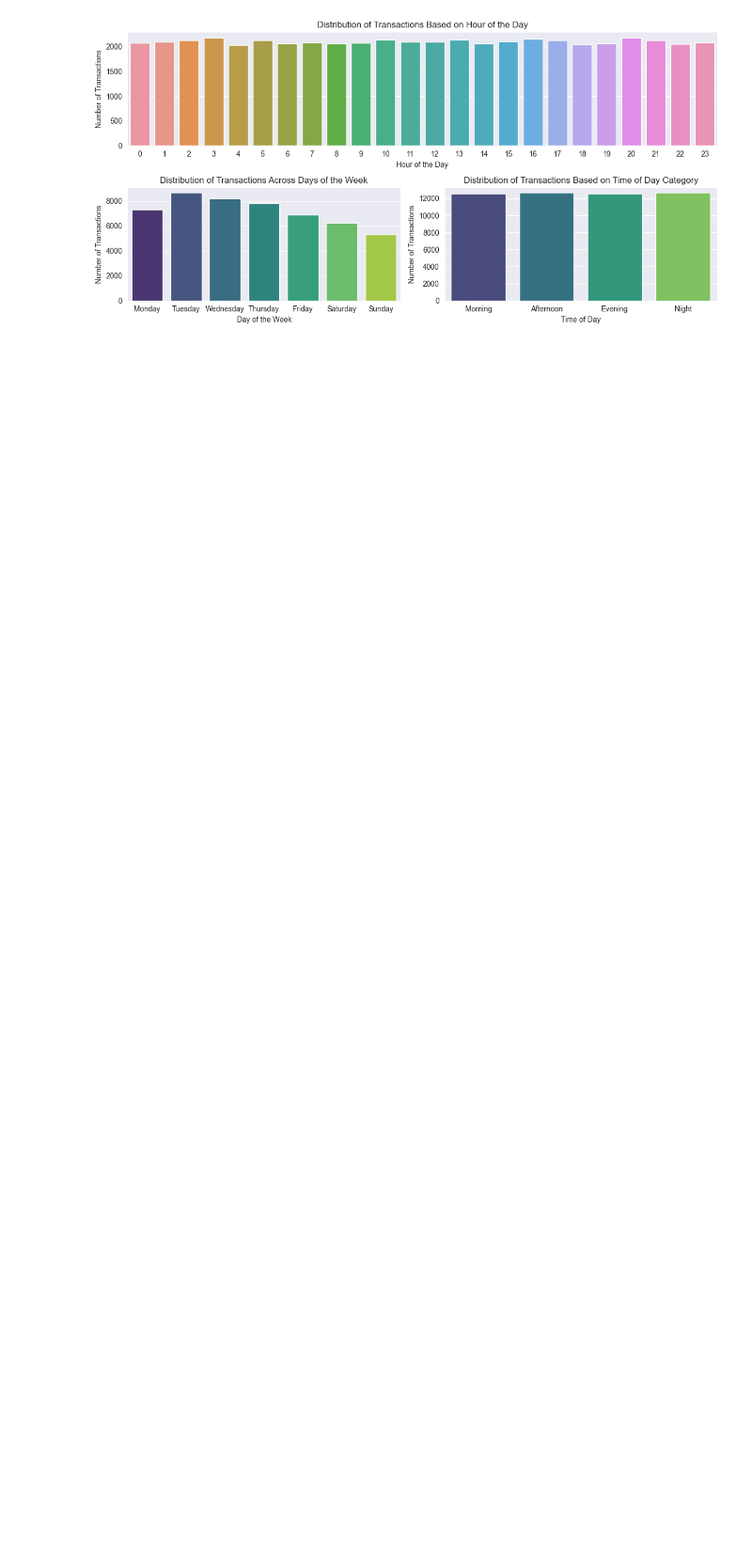
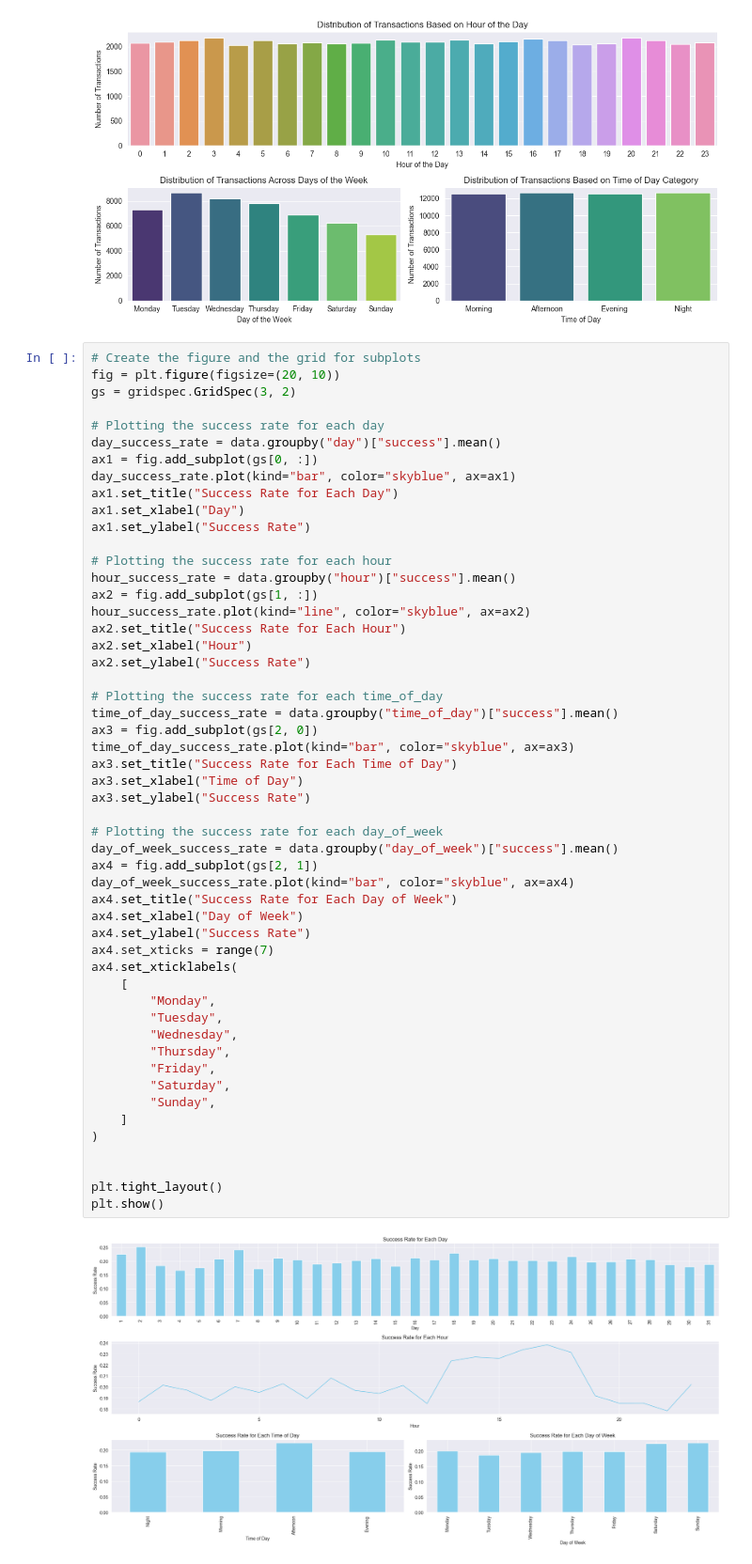
Before and after one commit to ayush1330/Credit_Card_Routing_for_Online_Purchase, a Jupyter notebook: case_study_card_payment.ipynb, the cells around one changed output. Shown at 94% size. Drawn from its saved outputs; the diff is of its cells as text; blank space fills up the shorter version.

```diff
--- a/case_study_card_payment.ipynb
+++ b/case_study_card_payment.ipynb
@@ -507,6 +508,60 @@ plt.tight_layout()
 plt.show()
 # %% [output]
 [figure]
+# %%
+# Create the figure and the grid for subplots
+fig = plt.figure(figsize=(20, 10))
+gs = gridspec.GridSpec(3, 2)
+
+# Plotting the success rate for each day
+day_success_rate = data.groupby("day")["success"].mean()
+ax1 = fig.add_subplot(gs[0, :])
+day_success_rate.plot(kind="bar", color="skyblue", ax=ax1)
+ax1.set_title("Success Rate for Each Day")
+ax1.set_xlabel("Day")
+ax1.set_ylabel("Success Rate")
+
+# Plotting the success rate for each hour
+hour_success_rate = data.groupby("hour")["success"].mean()
+ax2 = fig.add_subplot(gs[1, :])
+hour_success_rate.plot(kind="line", color="skyblue", ax=ax2)
+ax2.set_title("Success Rate for Each Hour")
+ax2.set_xlabel("Hour")
+ax2.set_ylabel("Success Rate")
+
+# Plotting the success rate for each time_of_day
+time_of_day_success_rate = data.groupby("time_of_day")["success"].mean()
+ax3 = fig.add_subplot(gs[2, 0])
+time_of_day_success_rate.plot(kind="bar", color="skyblue", ax=ax3)
+ax3.set_title("Success Rate for Each Time of Day")
+ax3.set_xlabel("Time of Day")
+ax3.set_ylabel("Success Rate")
+
+# Plotting the success rate for each day_of_week
+day_of_week_success_rate = data.groupby("day_of_week")["success"].mean()
+ax4 = fig.add_subplot(gs[2, 1])
+day_of_week_success_rate.plot(kind="bar", color="skyblue", ax=ax4)
+ax4.set_title("Success Rate for Each Day of Week")
+ax4.set_xlabel("Day of Week")
+ax4.set_ylabel("Success Rate")
+ax4.set_xticks = range(7)
+ax4.set_xticklabels(
+    [
+        "Monday",
+        "Tuesday",
+        "Wednesday",
+        "Thursday",
+        "Friday",
+        "Saturday",
+        "Sunday",
+    ]
+)
+
+
+plt.tight_layout()
+plt.show()
+# %% [output]
+[figure, added]
 # %%
 # Initialize the figure
 plt.figure(figsize=(8, 8))
```
Also changed, not shown: parts of 9 cells of this notebook, 1 other file.
